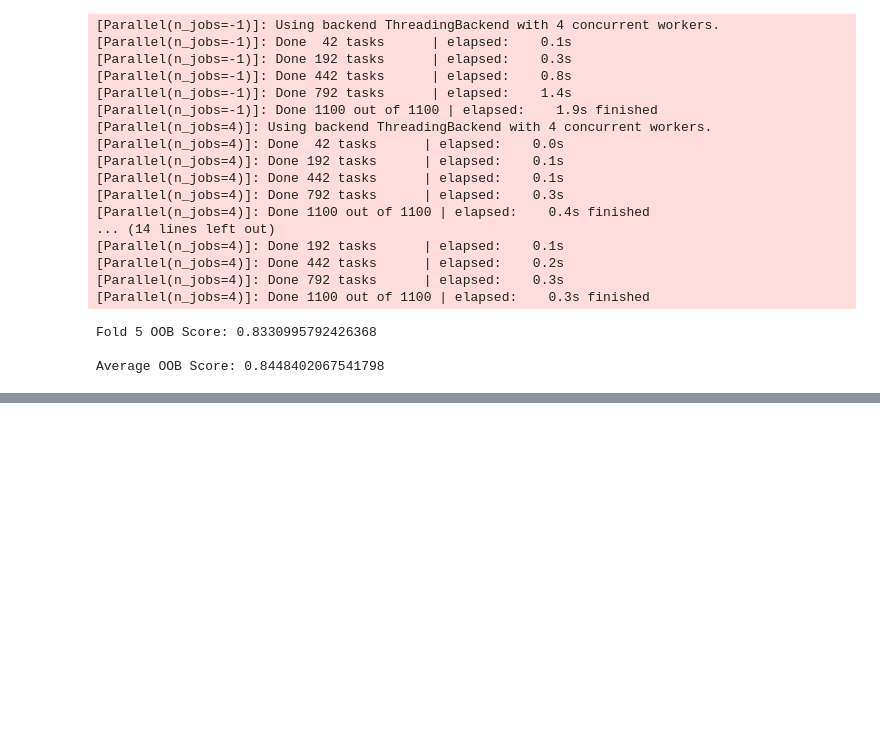
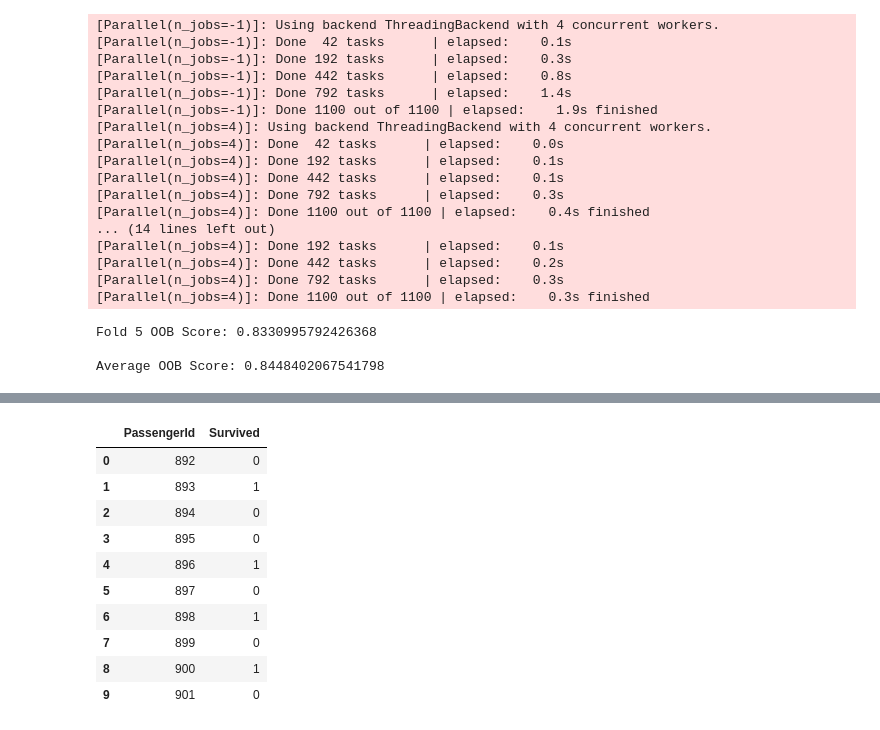
Before and after one commit to nextlevelOne/Classic_ML_Titanic, a Jupyter notebook: Model.ipynb, the cells around one changed output, grey strips where cells are left out. Drawn from its saved outputs; the diff is of its cells as text; code cells hidden in the pictures; blank space fills up the shorter version.

```diff
--- a/Model.ipynb
+++ b/Model.ipynb
@@ -192,0 +256,27 @@ Average OOB Score: 0.8448402067541798
+# %%
+class_survived = [col for col in probs.columns if col.endswith('Prob_1')]
+probs['1'] = probs[class_survived].sum(axis=1) / N
+probs['0'] = probs.drop(columns=class_survived).sum(axis=1) / N
+probs['pred'] = 0
+pos = probs[probs['1'] >= 0.5].index
+probs.loc[pos, 'pred'] = 1
+
+y_pred = probs['pred'].astype(int)
+
+submission_df = pd.DataFrame(columns=['PassengerId', 'Survived'])
+submission_df['PassengerId'] = df_test['PassengerId']
+submission_df['Survived'] = y_pred.values
+submission_df.to_csv('submissions.csv', header=True, index=False)
+submission_df.head(10)
+# %% [output]
+|  | PassengerId | Survived |
+| 0 | 892 | 0 |
+| 1 | 893 | 1 |
+| 2 | 894 | 0 |
+| 3 | 895 | 0 |
+| 4 | 896 | 1 |
+| 5 | 897 | 0 |
+| 6 | 898 | 1 |
+| 7 | 899 | 0 |
+| 8 | 900 | 1 |
+| 9 | 901 | 0 |
```
Also changed, not shown: parts of 2 cells of this notebook.
